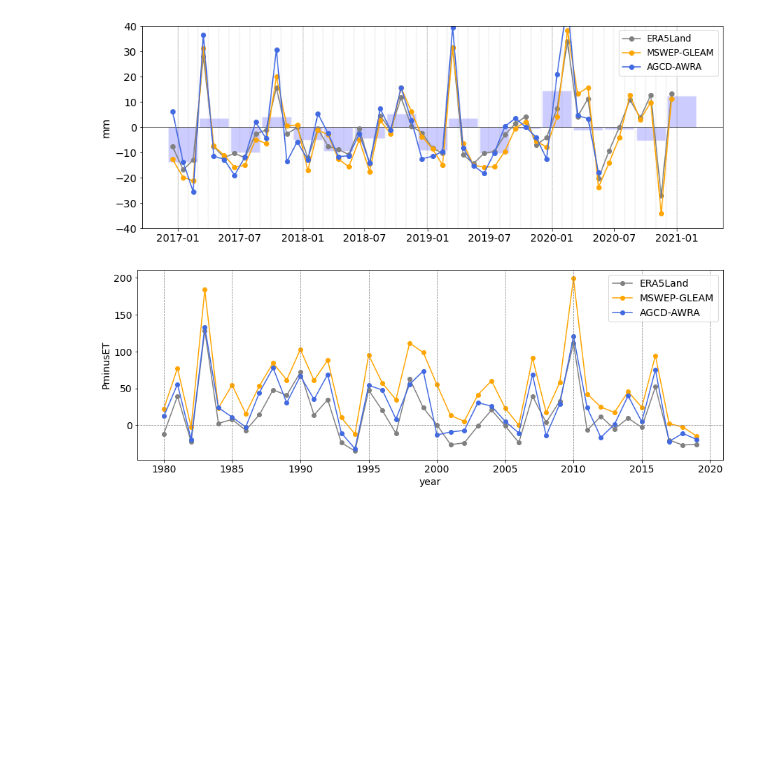
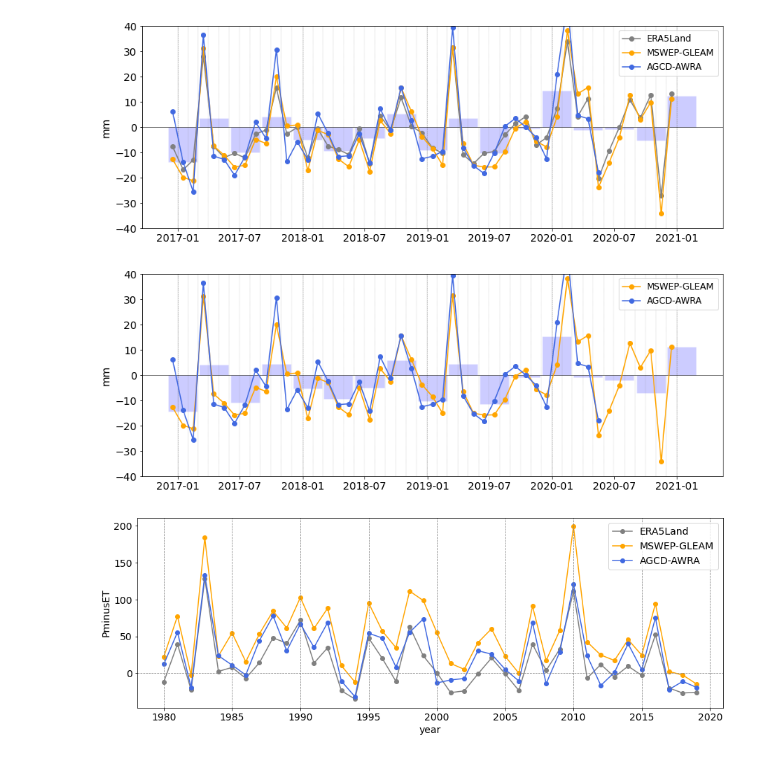
Before and after one commit to anjanadevanand/drought_2017to2019, a Jupyter notebook: plots_PminusE.ipynb, the cells around one changed output. Cells and saved outputs as stored; diff of their text form; code cells hidden in the pictures; blank space fills up the shorter version.

```diff
--- a/plots_PminusE.ipynb
+++ b/plots_PminusE.ipynb
@@ -164,5 +161,43 @@ fig.savefig(out_dir + 'areaAvg_PminusE_anom_from_monClim_inmm.png', bbox_inches=
 # %% [output]
 [figure]
+# %%
+out_dir = 'figures/drought_2017to2020/PminusE/'
+col_sel = ['orange', 'royalblue']
+data_list = [da_gleam_monAnom, da_awra_monAnom]
+data_names = ['MSWEP-GLEAM', 'AGCD-AWRA']
+
+da_allDatamean = xr.concat(data_list, dim = 'data').mean('data')
+
+fig, ax = plt.subplots(nrows=1,ncols=1,
+                    figsize=(14,5)) #width, height
+
+seas_breaks = pd.date_range('2016-12-31', freq='M', periods=12*4+1).to_numpy()#.astype(float)
+year_breaks = pd.date_range('2016-12-31', freq='Y', periods=5).to_numpy()
+
+xx = da_allDatamean.resample(time="QS-DEC").mean().time.values + np.timedelta64(45, 'D')
+array_time = [x.astype('datetime64[D]') for x in xx]
+array_val = da_allDatamean.resample(time="QS-DEC").mean().values
+plt.bar(array_time, array_val, width=85, edgecolor='white', color='blue', alpha=0.2)
+
+for xline in seas_breaks:
+    plt.axvline(xline, color = 'grey', linestyle = '--', linewidth = 0.2)
+for xline in year_breaks:
+    plt.axvline(xline, color = 'grey', linestyle = '--', linewidth = 0.5)
+
+plt.axhline(0, color = 'black', linestyle = 'solid', linewidth = 0.5)
+for da, color, label in zip(data_list, col_sel, data_names):
+    plt.plot(da.time.values, da.values, marker='o', color=color, label=label)
+             #ecolor='lightsteelblue', elinewidth=3, capsize=0)
+#da_sm_monAnom_regAvg.plot.line(color="royalblue", marker="o", linewidth=1)
+plt.xlabel('')
+plt.ylabel('mm')
+plt.ylim((-40, 40))
+plt.legend(loc=0)
+
+fig.savefig(out_dir + 'areaAvg_PminusE_anom_from_monClim_inmm_exEraLand.png', bbox_inches='tight', dpi = 600)
+fig.savefig(out_dir + 'areaAvg_PminusE_anom_from_monClim_inmm_exEraLand.pdf', bbox_inches='tight', format = 'pdf')
+# %% [output]
+[figure, added]
 # %%
 ds_era5land[vname].groupby('time.year').sum().sel(year = slice(1980, 2019)).plot(color = col_sel[0], size=5, aspect=3, marker="o", label='ERA5Land')
 ds_gleam[vname].groupby('time.year').sum().sel(year = slice(1980, 2019)).plot(color = col_sel[1], marker="o", label='MSWEP-GLEAM')
```
Also changed, not shown: parts of 9 cells of this notebook, 6 other files.
